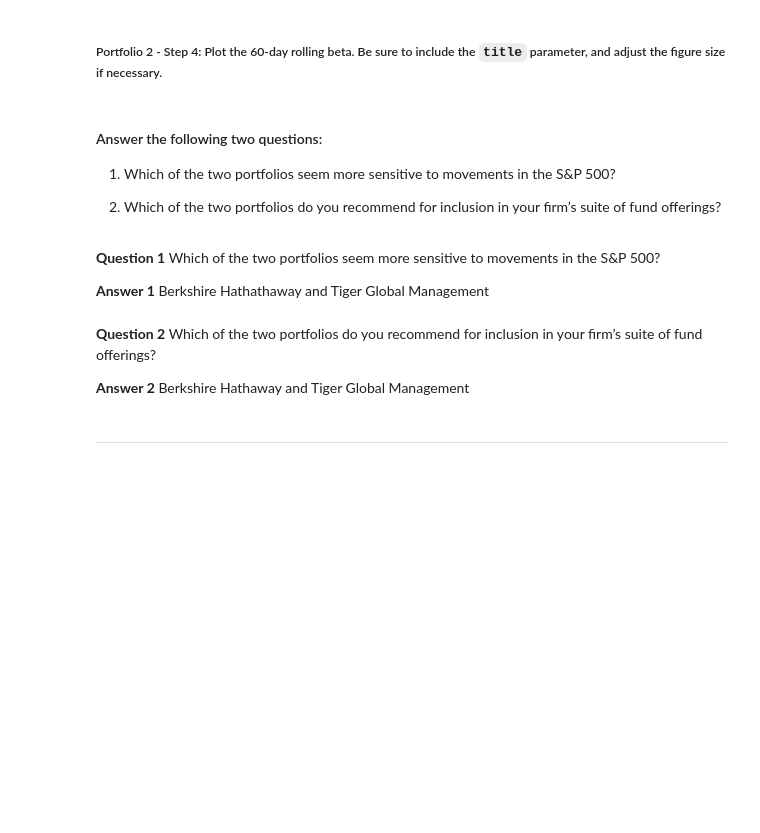
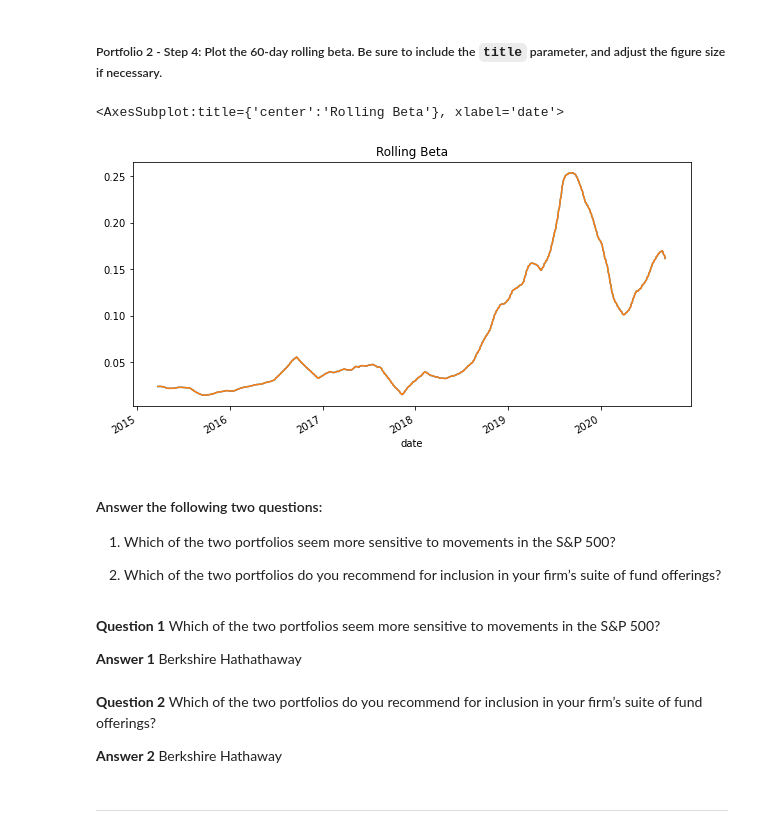
Before and after one commit to NSpectre-Gadget/Module_4_Challenge, a Jupyter notebook: Starter_Code/risk_return_analysis.ipynb, the cells around one changed output. Drawn from its saved outputs; the diff is of its cells as text; code cells hidden in the pictures; blank space fills up the shorter version.

```diff
--- a/Starter_Code/risk_return_analysis.ipynb
+++ b/Starter_Code/risk_return_analysis.ipynb
@@ -416,13 +466,18 @@ rolling_beta_2.tail()
 ##### Portfolio 2 - Step 3: Use the Pandas `mean` function to calculate the average value of the 60-day rolling beta of the portfolio.
 # %%
 # Calculate the average of the 60-day rolling beta
-rolling_beta_2.mean()
+rolling_beta_PC=whale_beta_PC.rolling(window=60).mean()
+rolling_beta_PC.mean()
 # %% [markdown]
 ##### Portfolio 2 - Step 4: Plot the 60-day rolling beta. Be sure to include the `title` parameter, and adjust the figure size if necessary.
 # %%
 # Plot the rolling beta
 # Include a title parameter and adjust the figure size
-rolling_beta_2.plot(figsize=(10,5), title='Rolling Beta 2')
+rolling_beta_PC.plot(figsize=(10,5), title='Rolling Beta 2')
+rolling_beta_PC.plot(figsize=(10,5), title='Rolling Beta')
+# %% [output]
+<AxesSubplot:title={'center':'Rolling Beta'}, xlabel='date'>
+[figure, added]
 # %% [markdown]
 #### Answer the following two questions:
 
@@ -432,10 +487,10 @@ rolling_beta_2.plot(figsize=(10,5), title='Rolling Beta 2')
 # %% [markdown]
 **Question 1** Which of the two portfolios seem more sensitive to movements in the S&P 500?
 
-**Answer 1** Berkshire Hathathaway and Tiger Global Management
+**Answer 1** Berkshire Hathathaway
 # %% [markdown]
 **Question 2** Which of the two portfolios do you recommend for inclusion in your firm’s suite of fund offerings?
 
-**Answer 2** Berkshire Hathaway and Tiger Global Management
+**Answer 2** Berkshire Hathaway
 # %% [markdown]
 ---
```
Also changed, not shown: parts of 7 cells of this notebook.
